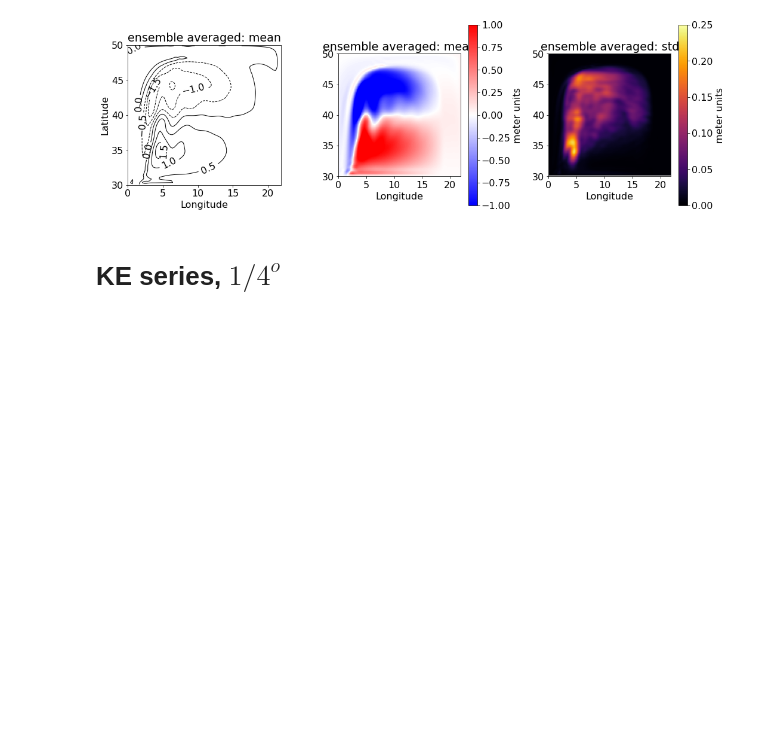
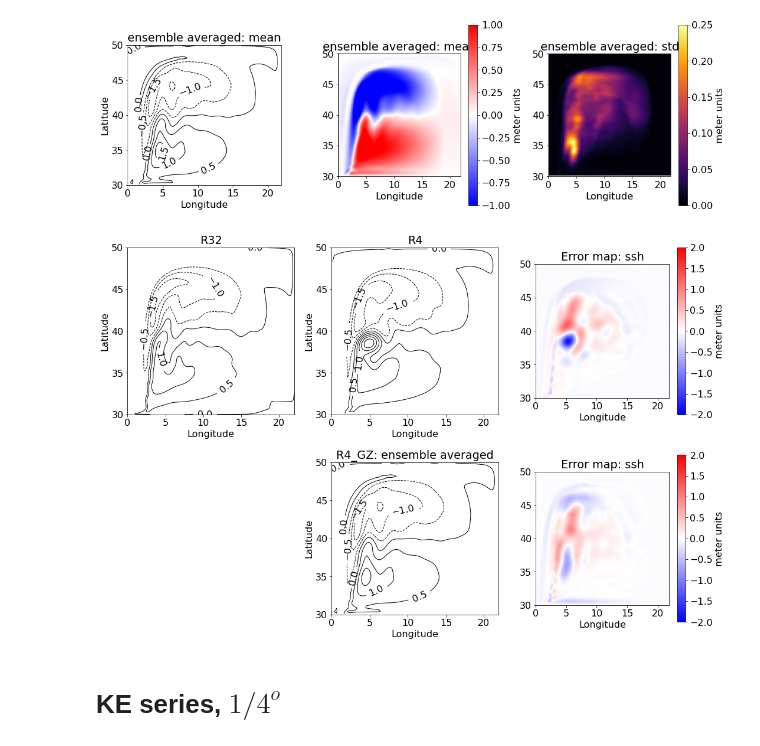
Before and after one commit to chzhangudel/MOM6-ANALYSIS, a Jupyter notebook: optimization.ipynb, the cells around one changed output. Saved outputs shown, nothing was run; the diff lists cells and outputs as text; code cells hidden in the pictures; blank space fills up the shorter version.

```diff
--- a/optimization.ipynb
+++ b/optimization.ipynb
@@ -66,6 +67,10 @@ ds.plot_ssh_ensembles(exps1[:100])
 ds.plot_ssh_ensembles(exps1[:200])
 # %% [output]
 [figure]
+# %%
+ds.plot_ssh_error_map(exps1[:100],exps0)
+# %% [output]
+[figure, added]
 # %% [markdown]
 # KE series, $1/4^o$
 # %%
```
Also changed, not shown: parts of 3 cells of this notebook, 15 other files.
